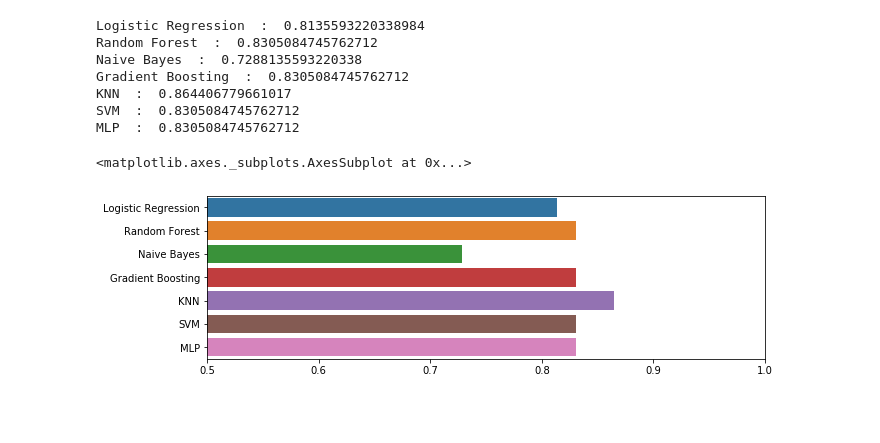
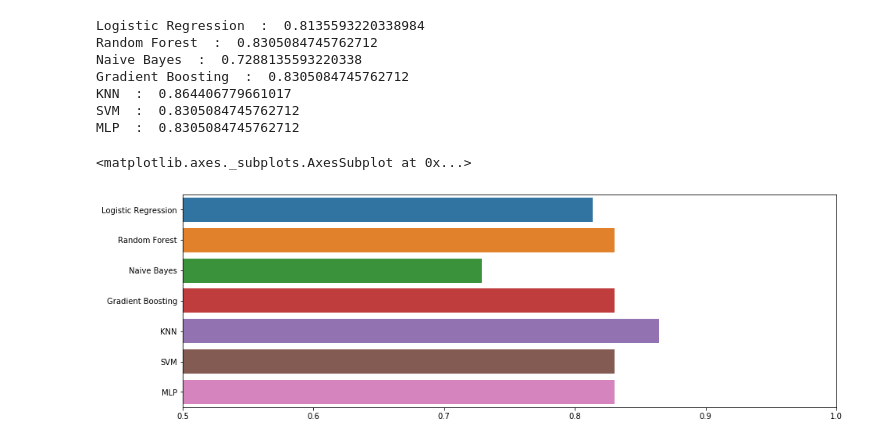
Before and after one commit to prerit2010/heartDiseasePrediction, a Jupyter notebook: model.ipynb, the cells around one changed output. Cells and saved outputs as stored; diff of their text form; code cells hidden in the pictures; blank space fills up the shorter version.

```diff
--- a/model.ipynb
+++ b/model.ipynb
@@ -352,9 +348,9 @@ KNN  :  0.864406779661017
 SVM  :  0.8305084745762712
 MLP  :  0.8305084745762712
 # %%
-plt.figure(figsize=(10,3))
+plt.figure(figsize=(15,5))
 plt.xlim(0.50, 1.0)
 sns.barplot(y=models, x=scores)
 # %% [output]
 <matplotlib.axes._subplots.AxesSubplot at 0x...>
-[figure, old version]
+[figure, new version]
```
Also changed, not shown: parts of 11 cells of this notebook.
